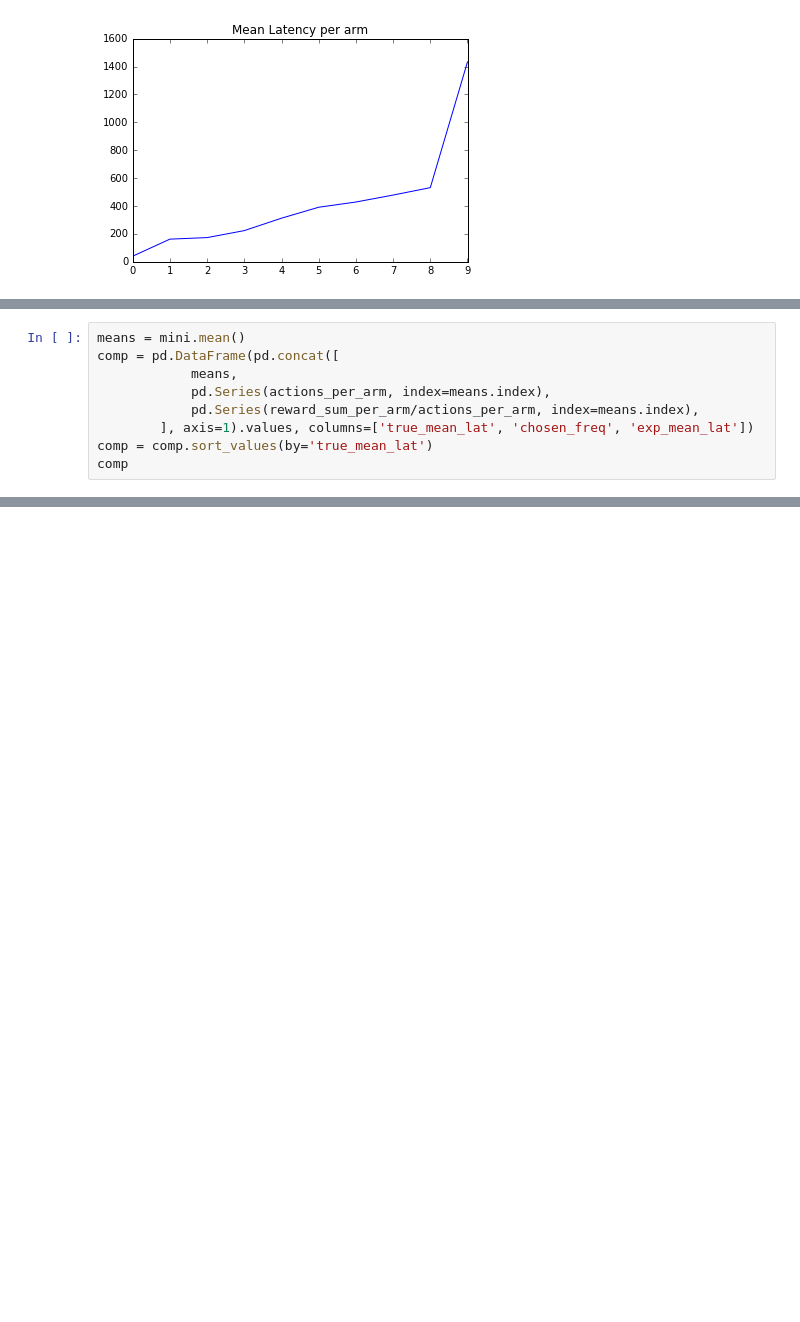
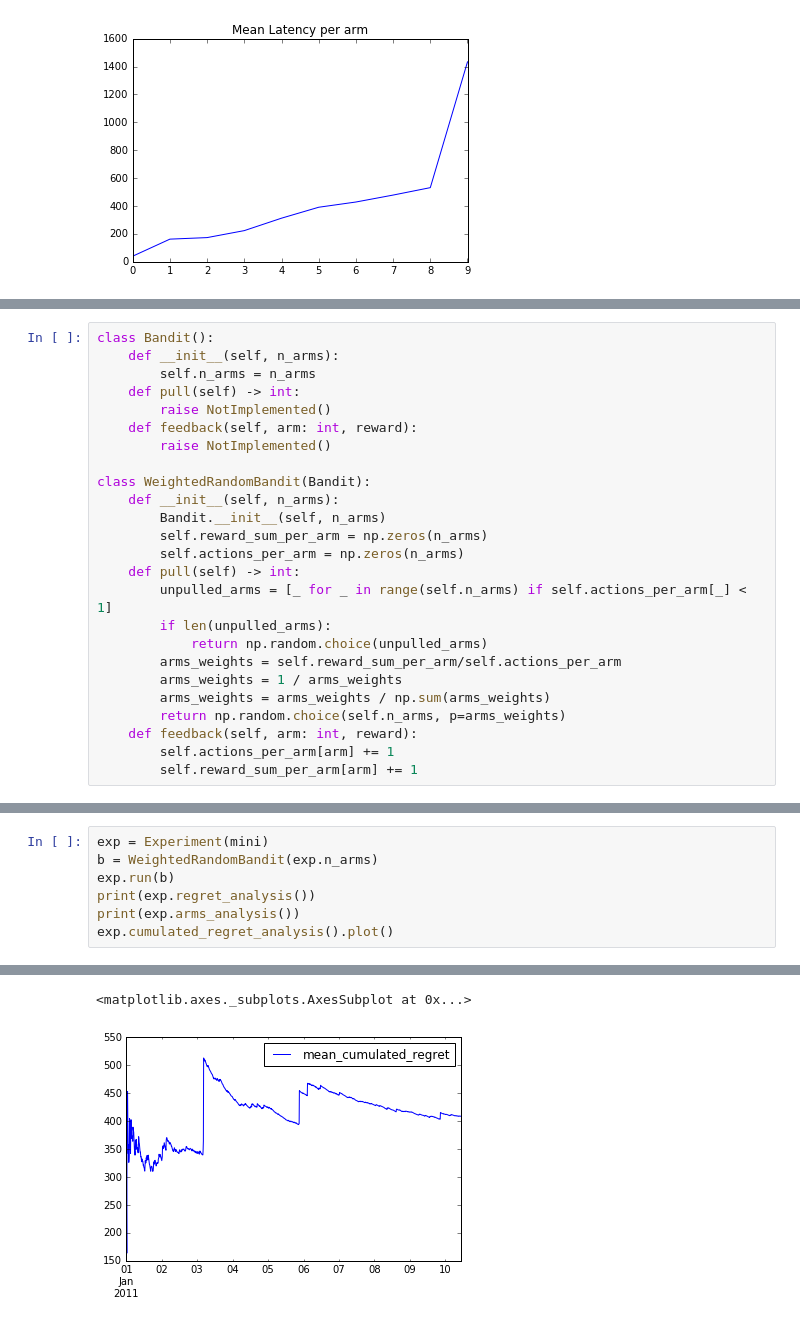
Before and after one commit to oddskool/bandits, a Jupyter notebook: Univ Latencies.ipynb, the cells around one changed output, grey strips where cells are left out. Cells and saved outputs as stored; diff of their text form; blank space fills up the shorter version.

```diff
--- a/Univ Latencies.ipynb
+++ b/Univ Latencies.ipynb
@@ -78,9 +45,0 @@ plt.legend()
-# %%
-means = mini.mean()
-comp = pd.DataFrame(pd.concat([
-            means,
-            pd.Series(actions_per_arm, index=means.index),
-            pd.Series(reward_sum_per_arm/actions_per_arm, index=means.index),
-        ], axis=1).values, columns=['true_mean_lat', 'chosen_freq', 'exp_mean_lat'])
-comp = comp.sort_values(by='true_mean_lat')
-comp
@@ -110,0 +48,25 @@ plt.plot(cumulated_mean_regret, alpha=.5)
+# %%
+class Bandit():
+    def __init__(self, n_arms):
+        self.n_arms = n_arms
+    def pull(self) -> int:
+        raise NotImplemented()
+    def feedback(self, arm: int, reward):
+        raise NotImplemented()
+
+class WeightedRandomBandit(Bandit):
+    def __init__(self, n_arms):
+        Bandit.__init__(self, n_arms)
+        self.reward_sum_per_arm = np.zeros(n_arms)
+        self.actions_per_arm = np.zeros(n_arms)
+    def pull(self) -> int:
+        unpulled_arms = [_ for _ in range(self.n_arms) if self.actions_per_arm[_] < 1]
+        if len(unpulled_arms):
+            return np.random.choice(unpulled_arms)
+        arms_weights = self.reward_sum_per_arm/self.actions_per_arm
+        arms_weights = 1 / arms_weights
+        arms_weights = arms_weights / np.sum(arms_weights)
+        return np.random.choice(self.n_arms, p=arms_weights)
+    def feedback(self, arm: int, reward):
+        self.actions_per_arm[arm] += 1
+        self.reward_sum_per_arm[arm] += 1
@@ -110,0 +141,8 @@ plt.plot(cumulated_mean_regret, alpha=.5)
+# %%
+exp = Experiment(mini)
+b = WeightedRandomBandit(exp.n_arms)
+exp.run(b)
+print(exp.regret_analysis())
+print(exp.arms_analysis())
+exp.cumulated_regret_analysis().plot()
+# %% [output]
@@ -110,0 +163,2 @@ plt.plot(cumulated_mean_regret, alpha=.5)
+<matplotlib.axes._subplots.AxesSubplot at 0x...>
+[figure, added]
```
Also changed, not shown: parts of 13 cells of this notebook.
